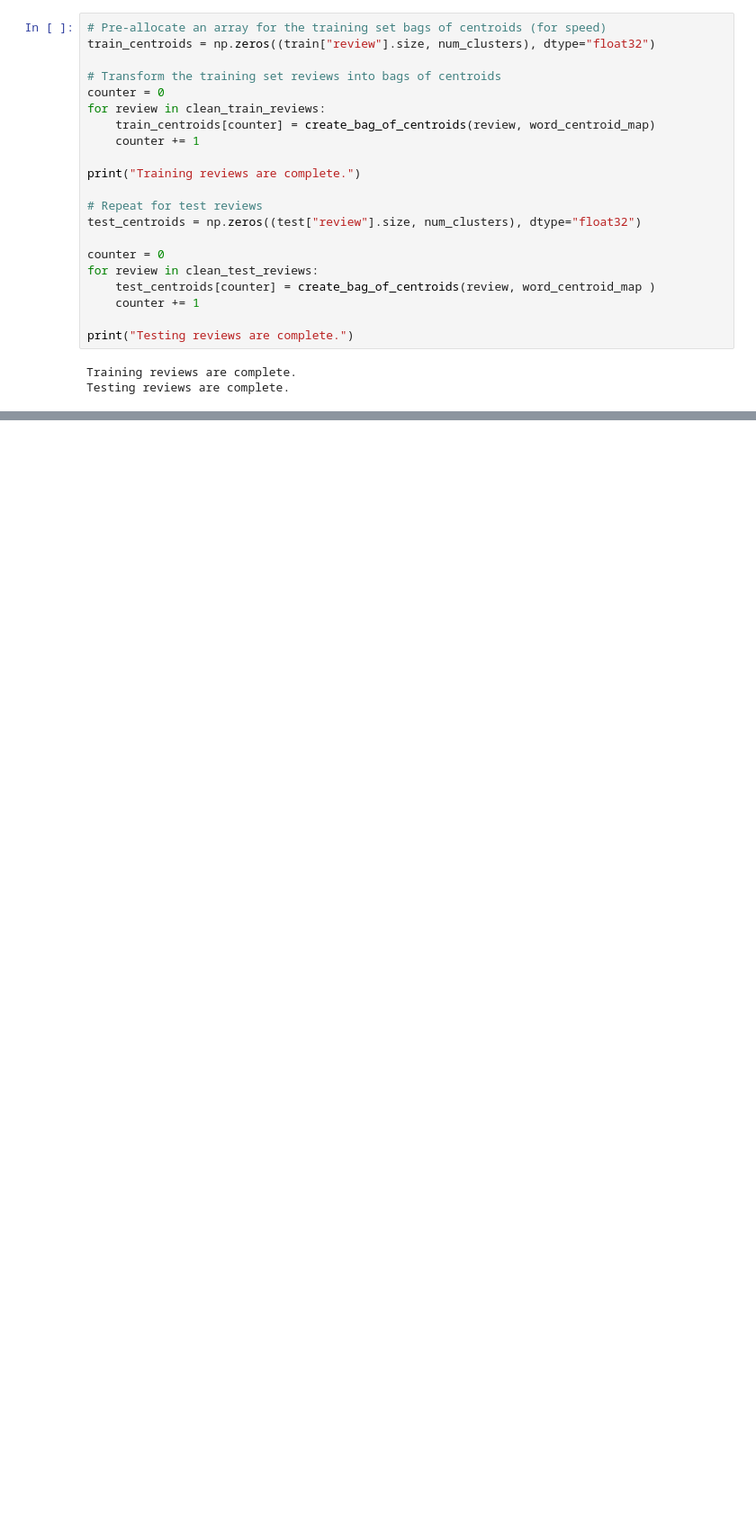
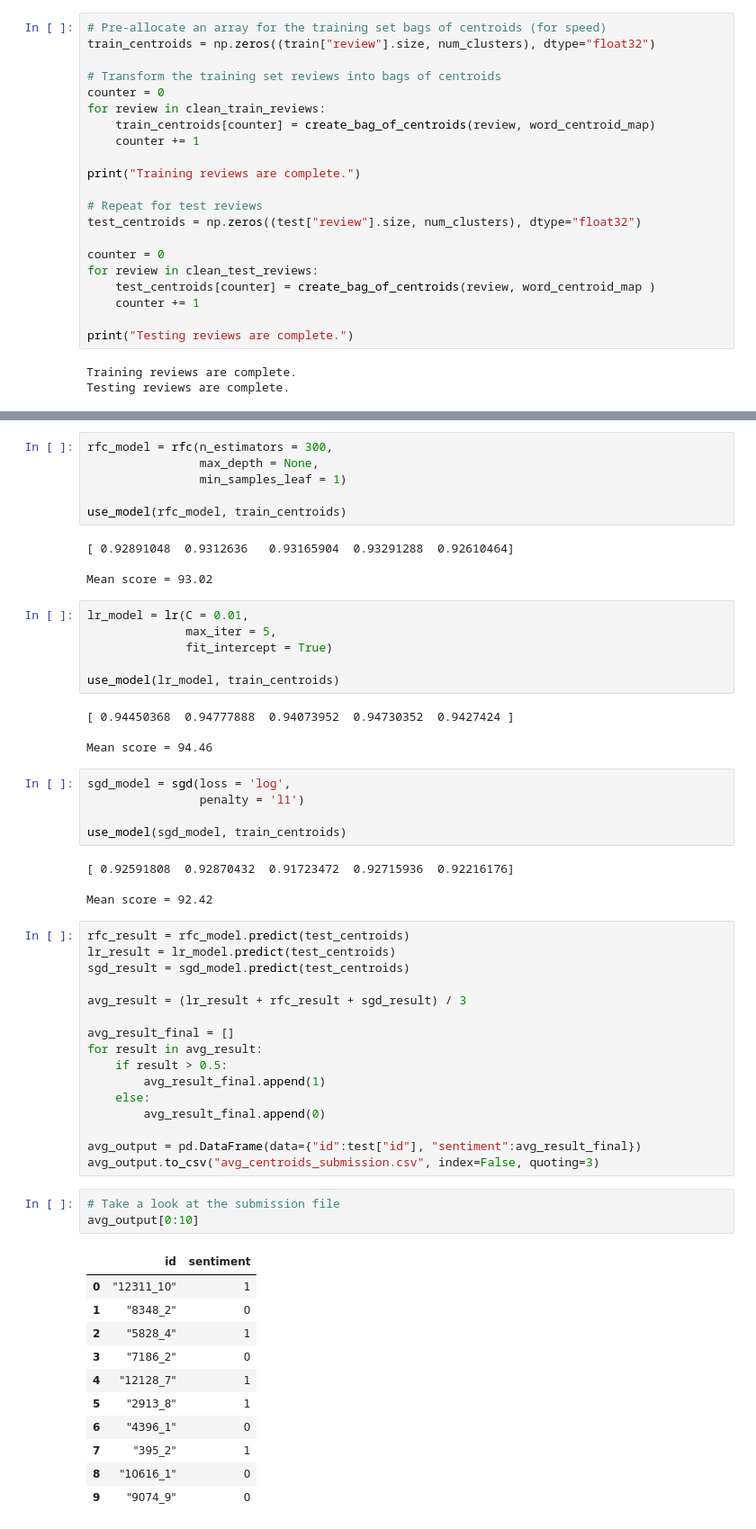
Before and after one commit to Currie32/Movie-Reviews-Sentiment, a Jupyter notebook: Movie_Reviews_Predictions.ipynb, the cells around one changed output, grey strips where cells are left out. Shown at 90% size. Saved outputs shown, nothing was run; the diff lists cells and outputs as text; blank space fills up the shorter version.

```diff
--- a/Movie_Reviews_Predictions.ipynb
+++ b/Movie_Reviews_Predictions.ipynb
@@ -997,0 +515,60 @@ Based on the testing data, it was not too surprising to see that the LSTM model
+# %%
+rfc_model = rfc(n_estimators = 300,
+                max_depth = None,
+                min_samples_leaf = 1)
+
+use_model(rfc_model, train_centroids)
+# %% [output]
+[ 0.92891048  0.9312636   0.93165904  0.93291288  0.92610464]
+
+Mean score = 93.02
+# %%
+lr_model = lr(C = 0.01,
+              max_iter = 5,
+              fit_intercept = True)
+
+use_model(lr_model, train_centroids)
+# %% [output]
+[ 0.94450368  0.94777888  0.94073952  0.94730352  0.9427424 ]
+
+Mean score = 94.46
+# %%
+sgd_model = sgd(loss = 'log',
+                penalty = 'l1')
+
+use_model(sgd_model, train_centroids)
+# %% [output]
+[ 0.92591808  0.92870432  0.91723472  0.92715936  0.92216176]
+
+Mean score = 92.42
+# %%
+rfc_result = rfc_model.predict(test_centroids)
+lr_result = lr_model.predict(test_centroids)
+sgd_result = sgd_model.predict(test_centroids)
+
+avg_result = (lr_result + rfc_result + sgd_result) / 3
+
+avg_result_final = []
+for result in avg_result:
+    if result > 0.5:
+        avg_result_final.append(1)
+    else:
+        avg_result_final.append(0)
+
+avg_output = pd.DataFrame(data={"id":test["id"], "sentiment":avg_result_final})
+avg_output.to_csv("avg_centroids_submission.csv", index=False, quoting=3)
+# %%
+# Take a look at the submission file
+avg_output[0:10]
+# %% [output]
+|  | id | sentiment |
+| 0 | "12311_10" | 1 |
+| 1 | "8348_2" | 0 |
+| 2 | "5828_4" | 1 |
+| 3 | "7186_2" | 0 |
+| 4 | "12128_7" | 1 |
+| 5 | "2913_8" | 1 |
+| 6 | "4396_1" | 0 |
+| 7 | "395_2" | 1 |
+| 8 | "10616_1" | 0 |
+| 9 | "9074_9" | 0 |
```
Also changed, not shown: parts of 87 cells of this notebook, 2 other files.
